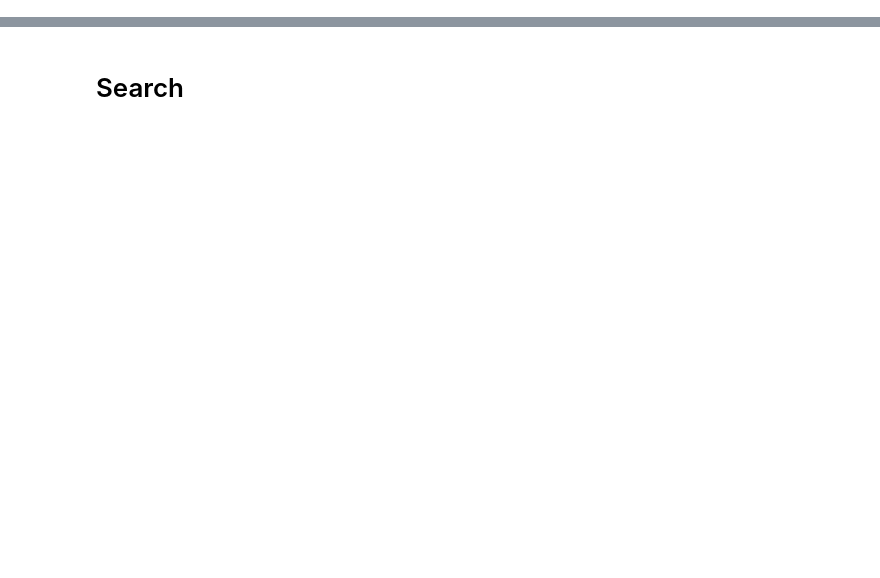
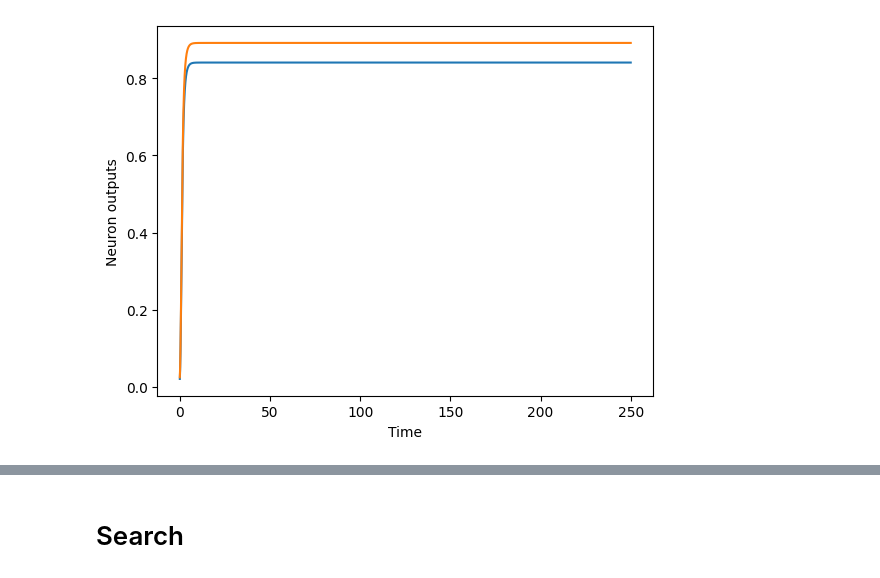
Before and after one commit to alwanyah/Minimal-Agent-Based-Simulation-Model, a Jupyter notebook: exploratory.ipynb, the cells around one changed output, grey strips where cells are left out. Cells and saved outputs as stored; diff of their text form; code cells hidden in the pictures; blank space fills up the shorter version.

Commit message:
trial implementations

```diff
--- a/exploratory.ipynb
+++ b/exploratory.ipynb
@@ -17,9 +6,5 @@ how to calculate the sound output from both neuron states? multiple ways are pos
 # %%
 # our custom ctrnn
-
-import numpy as np
-from scipy.sparse import csr_matrix
-
 class CTRNN:
 
     def __init__(self,size=2,step_size=0.1):
@@ -67,6 +52,11 @@ class CTRNN:
         '''
         if len(ts) != self.size:
             raise Exception("Size mismatch error - len(taus) != network_size")
+
+        # prevent division by zero
+        epsilon = 1e-6
+        ts[0] = ts[0] + epsilon
+        ts[1] = ts[1] + epsilon
         self.__taus = np.asarray(ts)
 
     @biases.setter
@@ -169,4 +159,72 @@ class CTRNN:
         inverse_sig = np.log(o/(1-o))
         #inverse_sig[np.isinf(inverse_sig)] = 0.
         return inverse_sig
+# %%
+# trial run for webot
+
+# params
+run_duration = 250
+net_size = 2
+step_size = 0.01
+
+network_0_states = []
+network_1_states = []
+
+random_preset_sound_level = [0.5]
+
+# set up both network
+network_0 = CTRNN(size=net_size,step_size=step_size)
+network_1 = CTRNN(size=net_size,step_size=step_size)
+
+# initialize network
+network_0.randomize_outputs(0.0,0.1)    #TODO should this be range 0,1?
+network_1.randomize_outputs(0.0,0.1)
+
+# simulate network
+outputs_0 = []
+outputs_1 = []
+
+for _ in range(int(run_duration/step_size)):
+    # TODO read sound input for both CTRNN from WeBot
+    # sound_input needs to be taken from webot, updated after every time step
+    # set bot positions on 2d grid
+    # calculate input from preset level and distance
+    sound_input_0 = [0.1, 0.12]
+    sound_input_1 = [0.1, 0.09]
+
+    network_0.euler_step(sound_input_0)
+    network_1.euler_step(sound_input_1)
+
+    step_motor_output_0 = [network_0.outputs[i] for i in range(net_size)]
+    step_motor_output_1 = [network_1.outputs[i] for i in range(net_size)]
+
+    outputs_0.append(step_motor_output_0)
+    outputs_1.append(step_motor_output_1)
+
+    network_0_states.append(network_0.states.mean())
+    network_1_states.append(network_1.states.mean())
+
+    # TODO send both to WeBots
+    step_motor_output_0
+    step_motor_output_1
+
+
+# reshape to array
+outputs_0 = np.asarray(outputs_0)
+outputs_1 = np.asarray(outputs_1)
+
+mean_0 = sum(network_0_states) / len(network_0_states)
+mean_1 = sum(network_1_states) / len(network_1_states)
+
+avg_mean = (mean_0 + mean_1) / 2
+
+
+# plot oscillator output
+plt.plot(np.arange(0,run_duration,step_size),outputs_0[:,0])
+plt.plot(np.arange(0,run_duration,step_size),outputs_1[:,1])
+plt.xlabel('Time')
+plt.ylabel('Neuron outputs')
+plt.show()
+# %% [output]
+[figure, added]
 # %%
```
Also changed, not shown: parts of 11 cells of this notebook, 1 other file.
